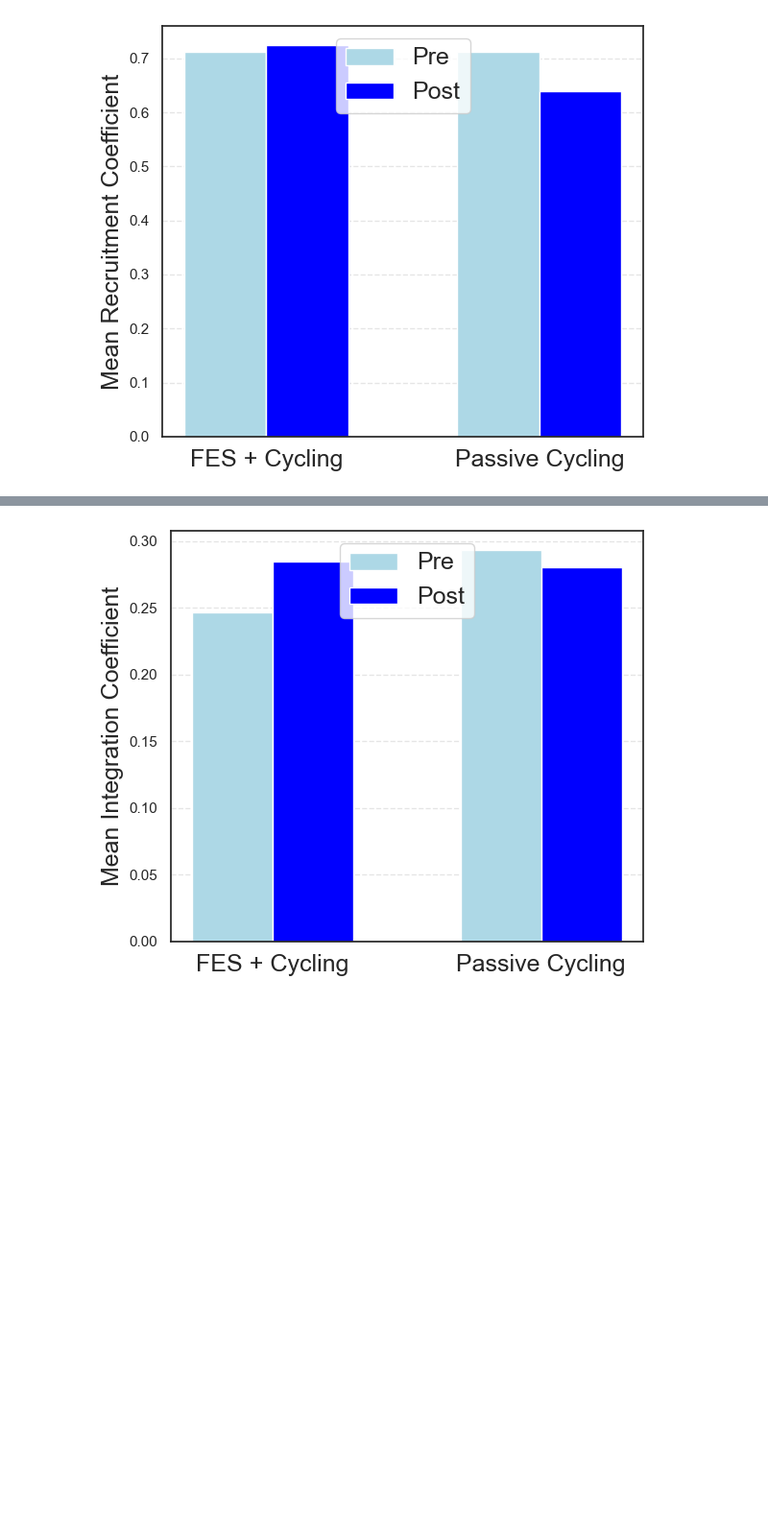
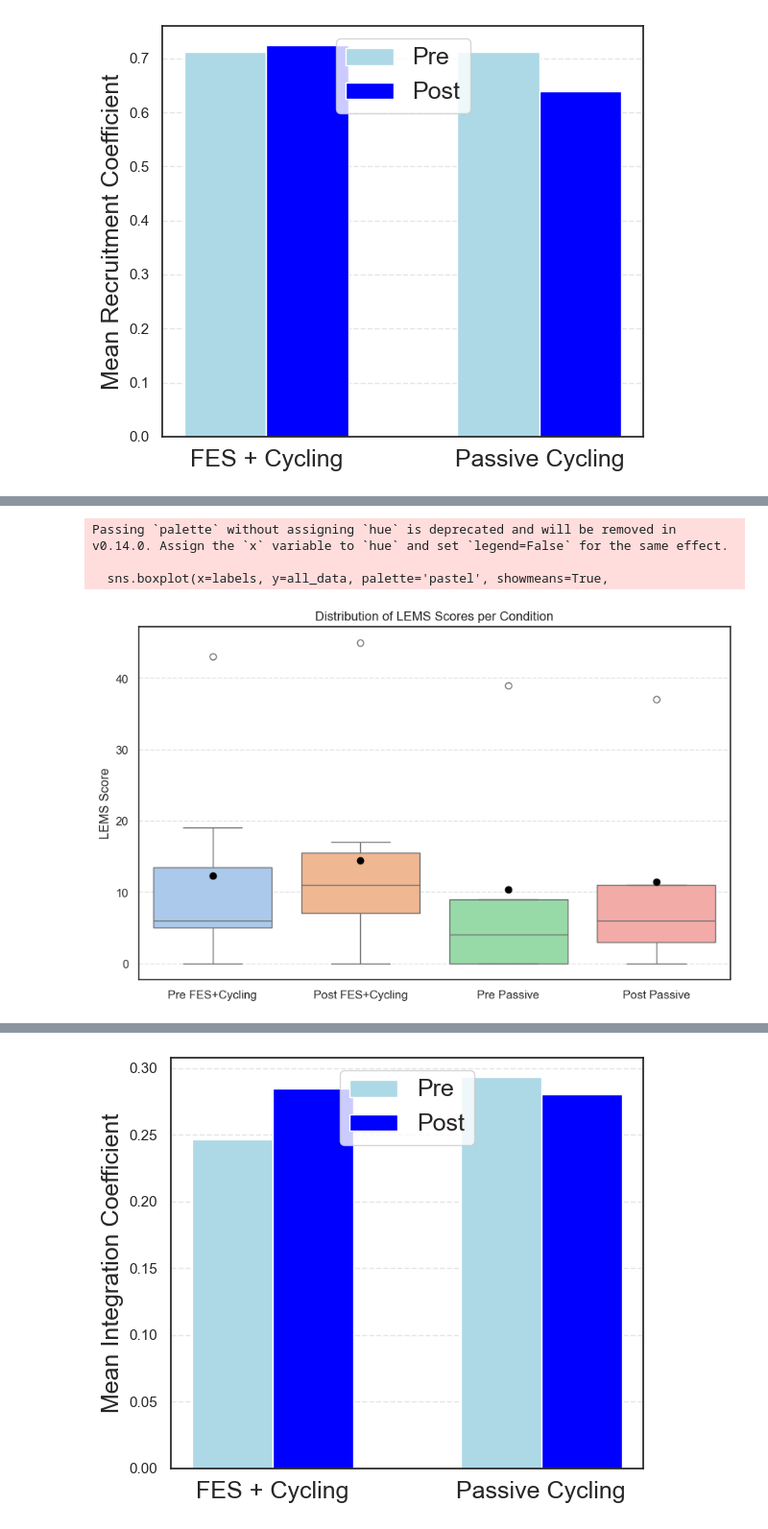
Before and after one commit to ismailukman/scifes, a Jupyter notebook: SCIFES_SMN_Stats.ipynb, the cells around one changed output, grey strips where cells are left out. Shown at 96% size. Drawn from its saved outputs; the diff is of its cells as text; code cells hidden in the pictures; blank space fills up the shorter version.

```diff
--- a/SCIFES_SMN_Stats.ipynb
+++ b/SCIFES_SMN_Stats.ipynb
@@ -1493,0 +1387,30 @@ plt.show()
+# %%
+# Raw data
+data = {
+    'Pre FES+Cycling': [5, 8, 19, 43, 0, 6, 5],
+    'Post FES+Cycling': [8, 11, 17, 45, 0, 14, 6],
+    'Pre Passive': [0, 39, 4, 9, 0],
+    'Post Passive': [0, 37, 6, 11, 3]
+}
+
+# Convert to long format
+all_data = []
+labels = []
+for key, values in data.items():
+    all_data.extend(values)
+    labels.extend([key] * len(values))
+
+# Plot
+plt.figure(figsize=(10, 6))
+sns.boxplot(x=labels, y=all_data, palette='pastel', showmeans=True,
+            meanprops={"marker": "o", "markerfacecolor": "black", "markeredgecolor": "black"})
+plt.ylabel('LEMS Score')
+plt.title('Distribution of LEMS Scores per Condition')
+plt.grid(axis='y', linestyle='--', alpha=0.5)
+# plt.tight_layout()
+plt.show()
+# %% [output]
+Passing `palette` without assigning `hue` is deprecated and will be removed in v0.14.0. Assign the `x` variable to `hue` and set `legend=False` for the same effect.
+
+  sns.boxplot(x=labels, y=all_data, palette='pastel', showmeans=True,
+[figure, added]
```
Also changed, not shown: parts of 69 cells of this notebook.
